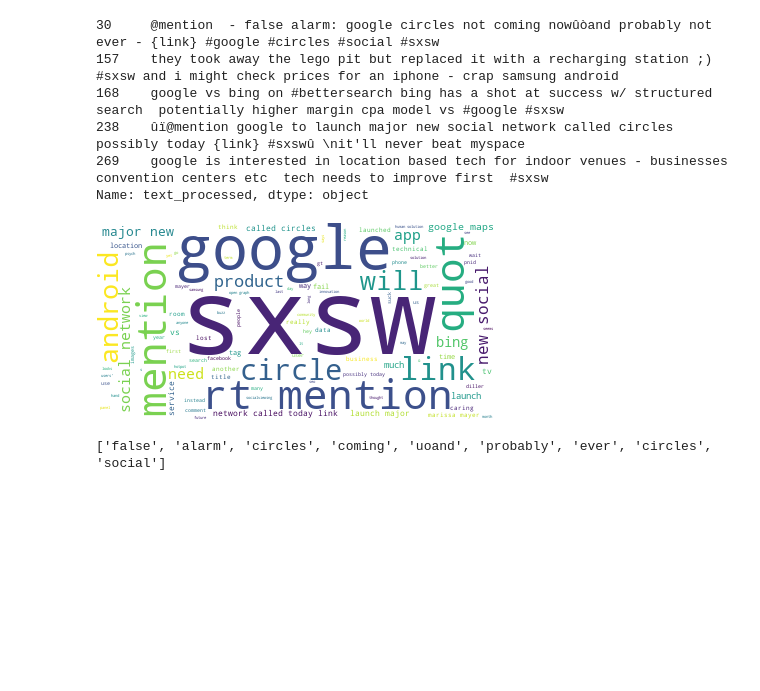
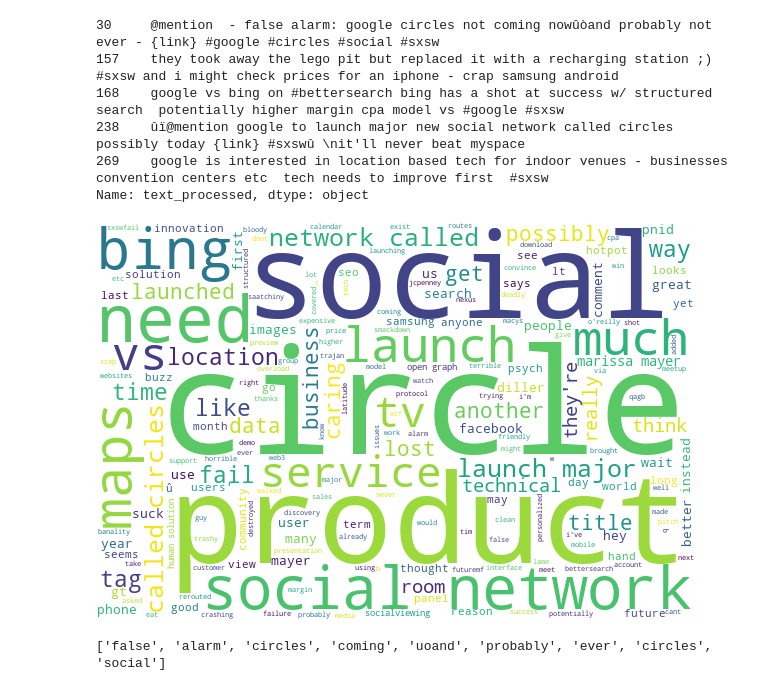
Before and after one commit to markp-rankin/Google-Apple-Tweets, a Jupyter notebook: NLP-Phase4-PT2.ipynb, the cells around one changed output. Cells and saved outputs as stored; diff of their text form; code cells hidden in the pictures; blank space fills up the shorter version.

```diff
--- a/NLP-Phase4-PT2.ipynb
+++ b/NLP-Phase4-PT2.ipynb
@@ -556,14 +579,17 @@ See the caveats in the documentation: http://pandas.pydata.org/pandas-docs/stabl
 38    attending @mention ipad design headaches #sxsw {link}
 48    what  @mention  #sxsw does not provide iphone chargers  i've changed my mind about going next year
 Name: text_processed, dtype: object
+# %%
+stop_words = stopwords.words('english')
+stop_words.extend(['sxsw', 'sxswi', 'store', 'quot', 'mention', 'link', 'rt', 'amp', 'http', 'sxswrt', 'google', 'googles', 'app', 'apps', 'android', 'austin', 'quotgoogle', 'new', 'today', 'one', 'apple', 'ipad', 'ipads', 'iphone', 'ipad2', 'apples', 'quotapple'])
 # %%
-# EDA word viz... for whole dataset.
+# EDA word viz... for data5...Apple negative.
 # Import the wordcloud library
 from wordcloud import WordCloud
 # Join the different processed titles together.
 long_string = ','.join(list(data5['text_processed'].values))
 # Create a WordCloud object
-wordcloud = WordCloud(background_color="white", max_words=5000, contour_width=3, contour_color='steelblue')
+wordcloud = WordCloud(background_color="white", stopwords=stop_words, max_words=200, height=400, width=600, contour_width=3, contour_color='steelblue')
 # Generate a word cloud
 wordcloud.generate(long_string)
 # Visualize the word cloud
@@ -741,19 +769,22 @@ See the caveats in the documentation: http://pandas.pydata.org/pandas-docs/stabl
 269    google is interested in location based tech for indoor venues - businesses convention centers etc  tech needs to improve first  #sxsw
 Name: text_processed, dtype: object
+# %%
+stop_words = stopwords.words('english')
+stop_words.extend(['sxsw', 'sxswi', 'store', 'quot', 'mention', 'link', 'rt', 'amp', 'http', 'sxswrt', 'google', 'googles', 'app', 'apps', 'android', 'austin', 'quotgoogle', 'new', 'today', 'one', 'apple', 'ipad', 'ipads', 'iphone', 'ipad2', 'apples', 'quotapple'])
 # %%
 # EDA word viz... for whole dataset.
 # Import the wordcloud library
 from wordcloud import WordCloud
 # Join the different processed titles together.
 long_string = ','.join(list(data6['text_processed'].values))
 # Create a WordCloud object
-wordcloud = WordCloud(background_color="white", max_words=5000, contour_width=3, contour_color='steelblue')
+wordcloud = WordCloud(background_color="white", stopwords=stop_words, max_words=200, height=400, width=600, contour_width=3, contour_color='steelblue')
 # Generate a word cloud
 wordcloud.generate(long_string)
 # Visualize the word cloud
 wordcloud.to_image()
 # %% [output]
-[figure, old version]
+[figure, new version]
 # %%
 # Prepare the data for LDA analysis
 import gensim
```
Also changed, not shown: parts of 32 cells of this notebook.
